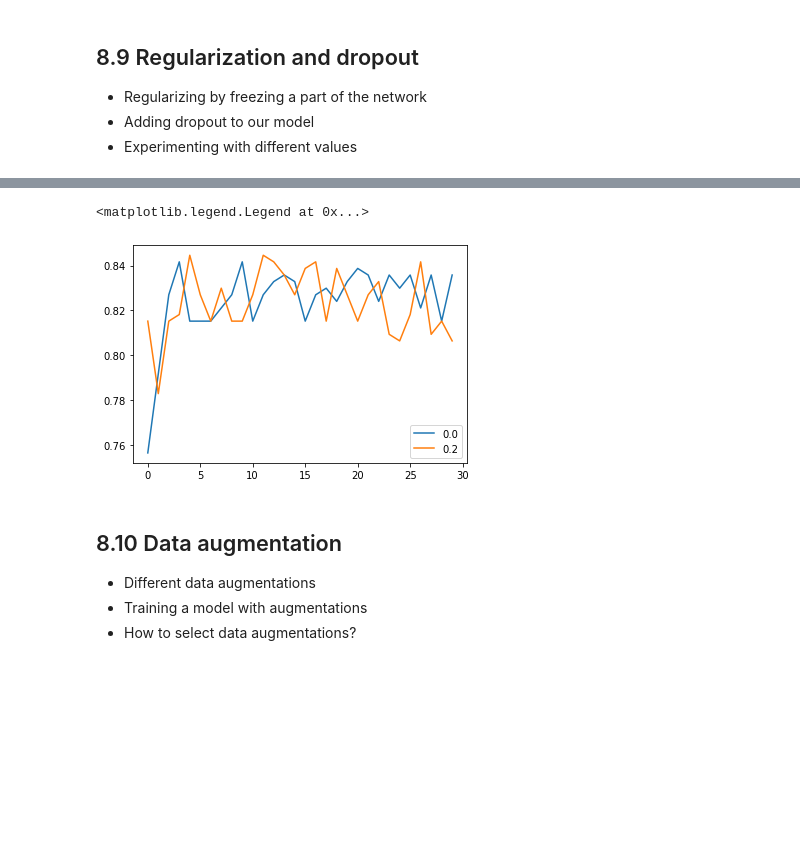
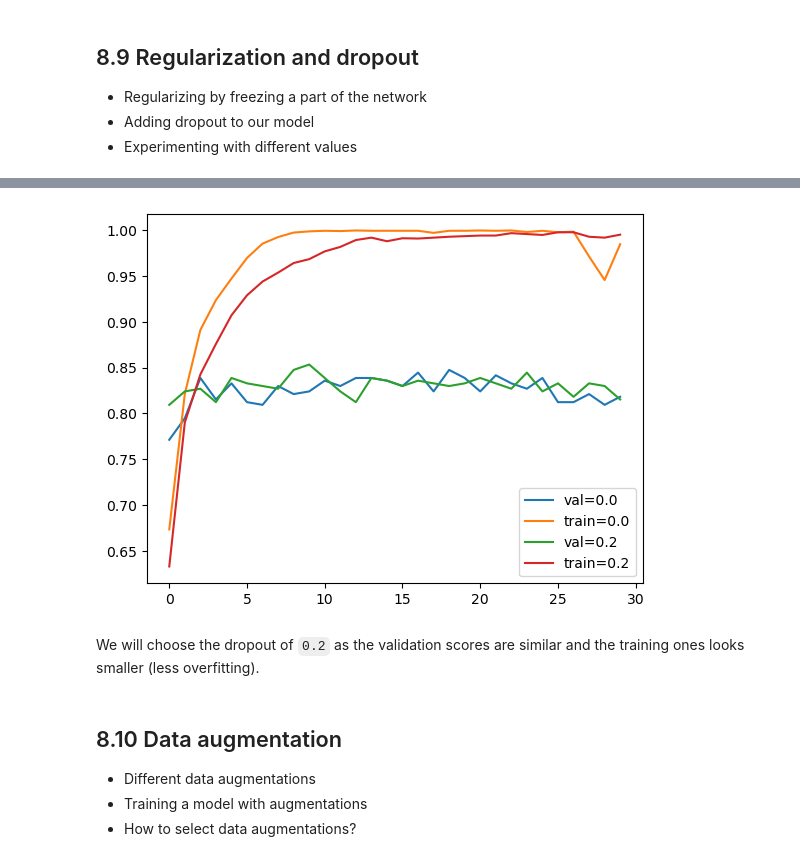
Before and after one commit to maxim-eyengue/Python-Codes, a Jupyter notebook: ML_Zoomcamp_2024/08_deep_learning/notebooks/deep_learning_models.ipynb, the cells around one changed output, grey strips where cells are left out. Saved outputs shown, nothing was run; the diff lists cells and outputs as text; code cells hidden in the pictures; blank space fills up the shorter version.

```diff
--- a/ML_Zoomcamp_2024/08_deep_learning/notebooks/deep_learning_models.ipynb
+++ b/ML_Zoomcamp_2024/08_deep_learning/notebooks/deep_learning_models.ipynb
@@ -649,15 +678,22 @@ plt.legend()
 # %%
+# Scores without dropout
 hist = scores[0.0]
-plt.plot(hist['val_accuracy'], label=0.0)
+# Cross validation curves
+plt.plot(hist['val_accuracy'], label = ('val=%s' % 0.0))
+plt.plot(hist['accuracy'], label = ('train=%s' % 0.0))
 
+# Scores with dropout of 0.2
 hist = scores[0.2]
-plt.plot(hist['val_accuracy'], label=0.2)
+# Cross validation curves
+plt.plot(hist['val_accuracy'], label = ('val=%s' % 0.2))
+plt.plot(hist['accuracy'], label = ('train=%s' % 0.2))
 
-plt.legend()
-#plt.plot(hist['accuracy'], label=('val=%s' % droprate))
+# legend
+plt.legend();
 # %% [output]
-<matplotlib.legend.Legend at 0x...>
-[figure, old version]
+[figure, new version]
+# %% [markdown]
+We will choose the dropout of `0.2` as the validation scores are similar and the training ones looks smaller (less overfitting).
 # %% [markdown]
 ## 8.10 Data augmentation
 
```
Also changed, not shown: parts of 44 cells of this notebook, 1 other file.
